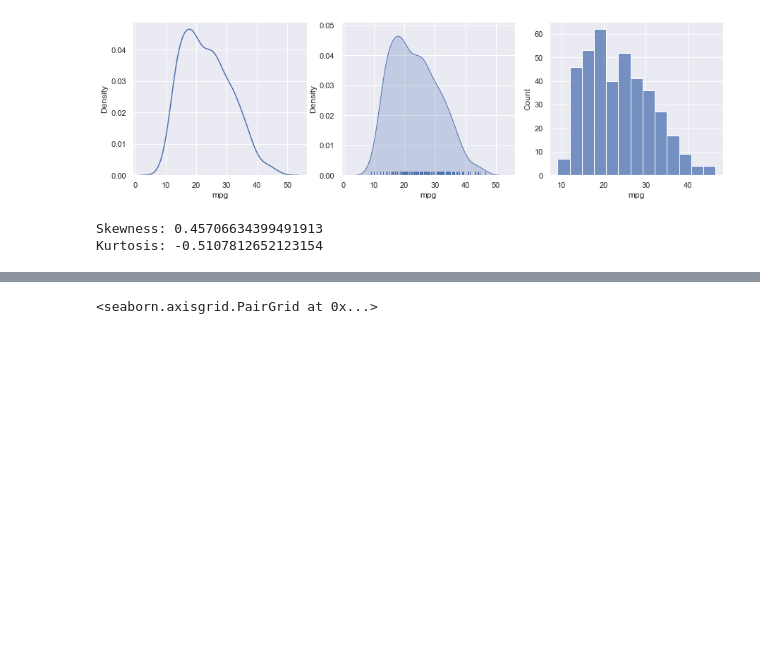
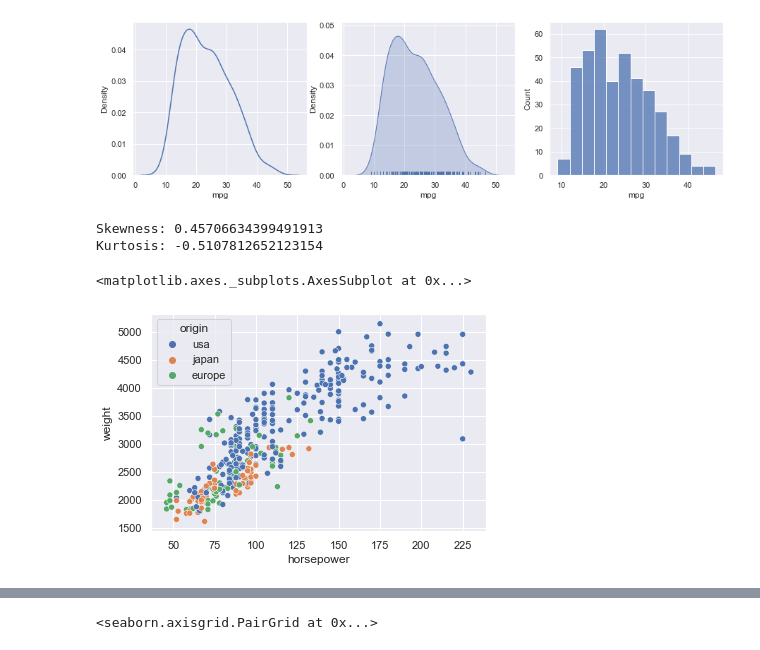
Before and after one commit to corazzon/seaborn-tutorial, a Jupyter notebook: mpg.ipynb, the cells around one changed output, grey strips where cells are left out. Drawn from its saved outputs; the diff is of its cells as text; code cells hidden in the pictures; blank space fills up the shorter version.

```diff
--- a/mpg.ipynb
+++ b/mpg.ipynb
@@ -130,3 +134,8 @@ print(f"Kurtosis: {mpg['mpg'].kurt()}")
 # %% [output]
 Skewness: 0.45706634399491913
 Kurtosis: -0.5107812652123154
+# %%
+sns.scatterplot(data=mpg, x="horsepower", y="weight", hue="origin")
+# %% [output]
+<matplotlib.axes._subplots.AxesSubplot at 0x...>
+[figure, added]
```
Also changed, not shown: parts of 14 cells of this notebook.
